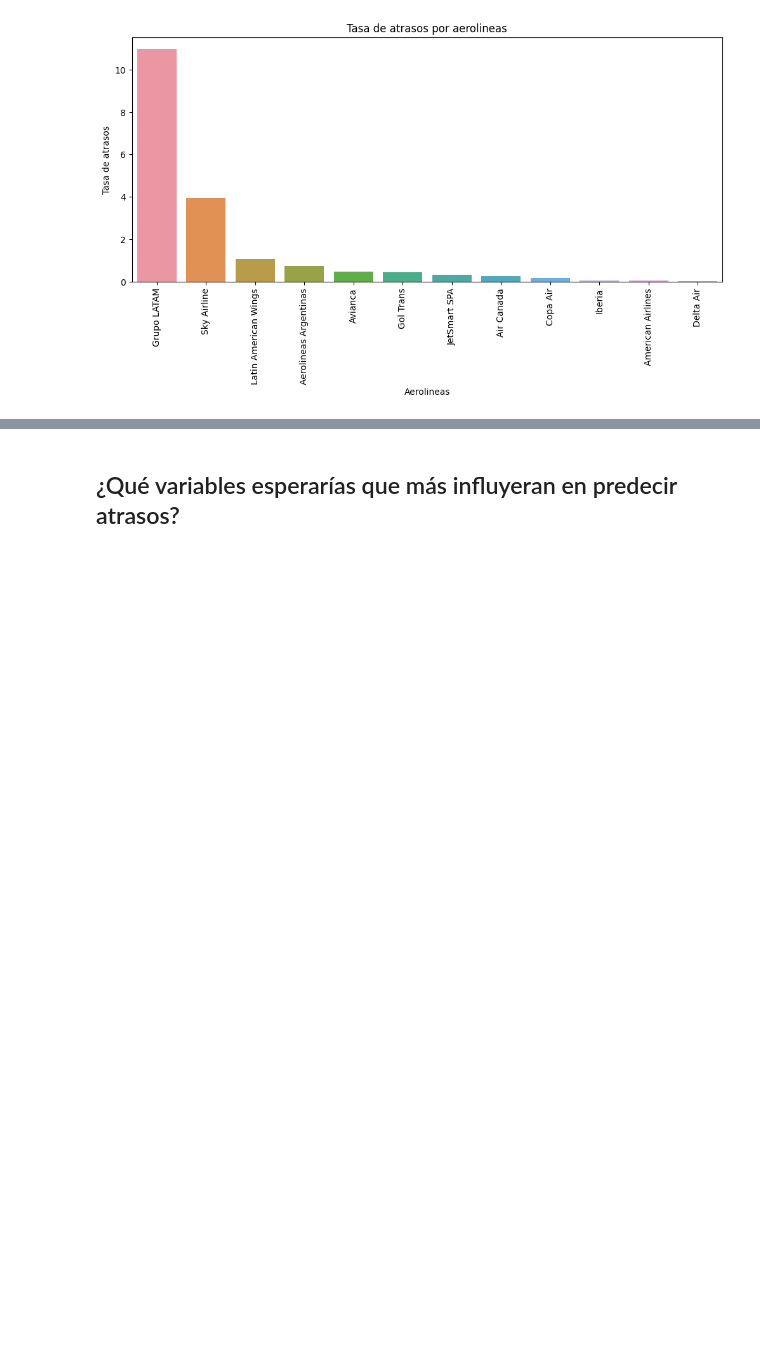
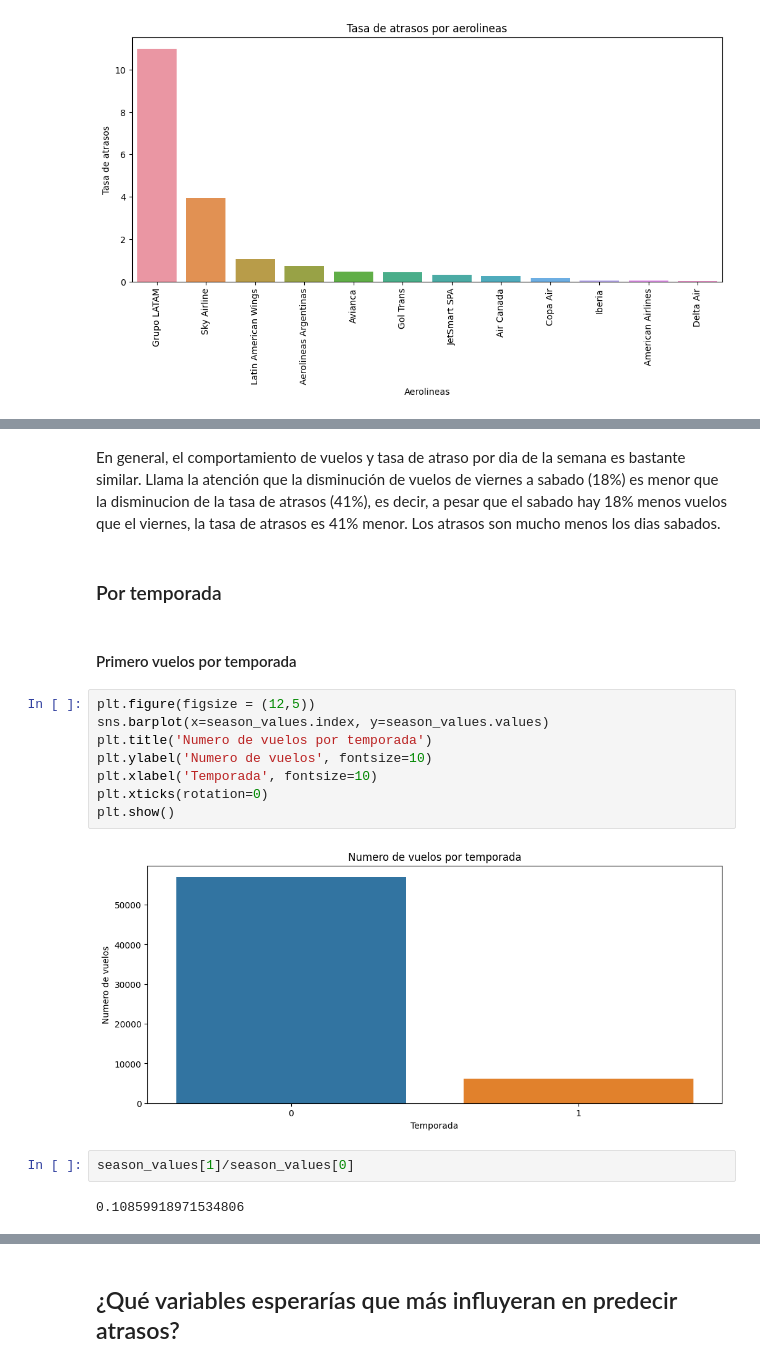
Before and after one commit to chuto81/datascientist_latam, a Jupyter notebook: solution.ipynb, the cells around one changed output, grey strips where cells are left out. Cells and saved outputs as stored; diff of their text form; blank space fills up the shorter version.

```diff
--- a/solution.ipynb
+++ b/solution.ipynb
@@ -919,0 +927,20 @@ KeyError: datetime.date(2017, 1, 1)
+# %% [markdown]
+En general, el comportamiento de vuelos y tasa de atraso por dia de la semana es bastante similar. Llama la atención que la disminución de vuelos de viernes a sabado (18%) es menor que la disminucion de la tasa de atrasos (41%), es decir, a pesar que el sabado hay 18% menos vuelos que el viernes, la tasa de atrasos es 41% menor. Los atrasos son mucho menos los dias sabados.
+# %% [markdown]
+### Por temporada
+# %% [markdown]
+#### Primero vuelos por temporada
+# %%
+plt.figure(figsize = (12,5))
+sns.barplot(x=season_values.index, y=season_values.values)
+plt.title('Numero de vuelos por temporada')
+plt.ylabel('Numero de vuelos', fontsize=10)
+plt.xlabel('Temporada', fontsize=10)
+plt.xticks(rotation=0)
+plt.show()
+# %% [output]
+[figure, added]
+# %%
+season_values[1]/season_values[0]
+# %% [output]
+0.10859918971534806
```
Also changed, not shown: parts of 26 cells of this notebook.
